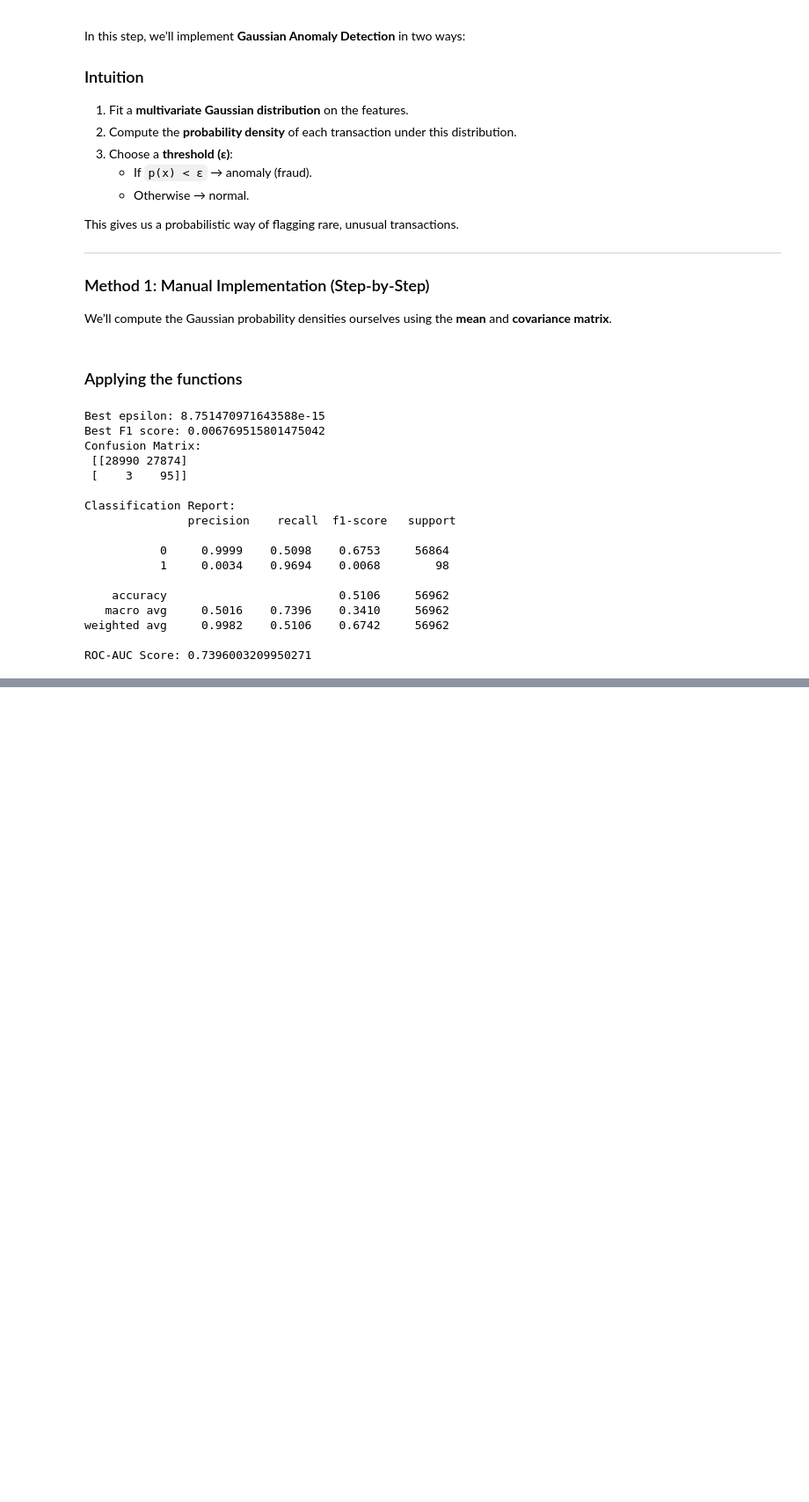
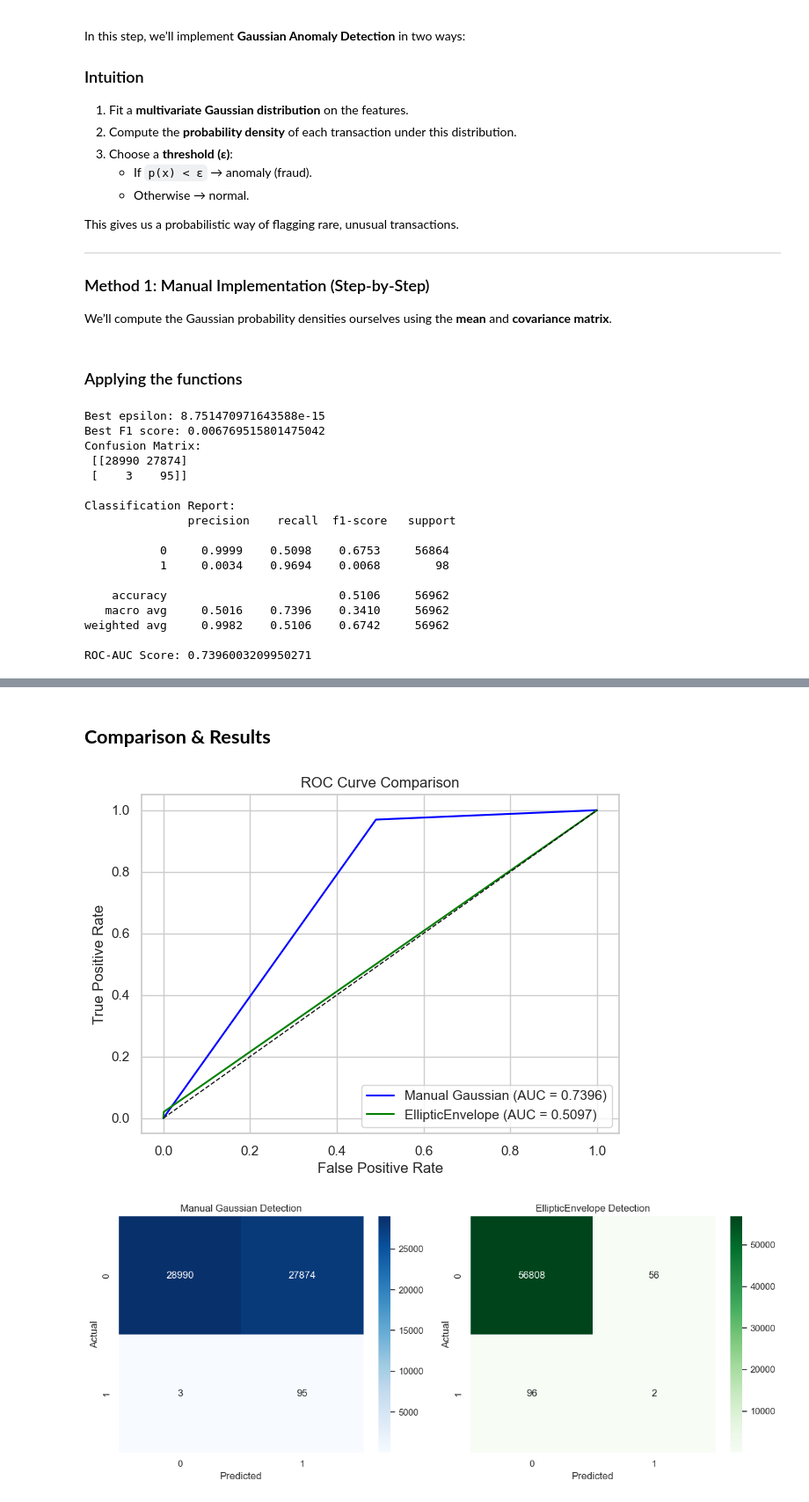
Before and after one commit to Ersatz-xD/ml-unsupervised, a Jupyter notebook: anomaly_detection/credit_card_fraud_detection.ipynb, the cells around one changed output, grey strips where cells are left out. Shown: that part at 88% size. Cells and saved outputs as stored; diff of their text form; code cells hidden in the pictures; blank space fills up the shorter version.

```diff
--- a/anomaly_detection/credit_card_fraud_detection.ipynb
+++ b/anomaly_detection/credit_card_fraud_detection.ipynb
@@ -305,0 +312,16 @@ ROC-AUC Score: 0.7396003209950271
+# %%
+import warnings
+# Suppress determinant warnings from EllipticEnvelope
+warnings.filterwarnings("ignore", category=RuntimeWarning)
+
+#EllipticEnvelope
+gaussian_model = EllipticEnvelope(
+    contamination=0.001,
+    support_fraction=0.9,
+    random_state=42
+)
+gaussian_model.fit(X_train)
+
+
+y_pred_sklearn = gaussian_model.predict(X_test)
+y_pred_sklearn = [1 if val == -1 else 0 for val in y_pred_sklearn]
@@ -305,0 +358,40 @@ ROC-AUC Score: 0.7396003209950271
+# %% [markdown]
+
+## **Comparison & Results**
+# %%
+# ROC Curve
+fpr_manual, tpr_manual, _ = roc_curve(y_test, y_pred_manual)
+roc_auc_manual = auc(fpr_manual, tpr_manual)
+
+fpr_sklearn, tpr_sklearn, _ = roc_curve(y_test, y_pred_sklearn)
+roc_auc_sklearn = auc(fpr_sklearn, tpr_sklearn)
+
+plt.figure(figsize=(7,5))
+plt.plot(fpr_manual, tpr_manual, label=f"Manual Gaussian (AUC = {roc_auc_manual:.4f})", color="blue")
+plt.plot(fpr_sklearn, tpr_sklearn, label=f"EllipticEnvelope (AUC = {roc_auc_sklearn:.4f})", color="green")
+plt.plot([0,1], [0,1], "k--", lw=1)
+plt.xlabel("False Positive Rate")
+plt.ylabel("True Positive Rate")
+plt.title("ROC Curve Comparison")
+plt.legend()
+plt.show()
+
+
+#### Confusion Matrix Heatmaps
+fig, axes = plt.subplots(1, 2, figsize=(12,5))
+
+sns.heatmap(confusion_matrix(y_test, y_pred_manual), annot=True, fmt="d", cmap="Blues", ax=axes[0])
+axes[0].set_title("Manual Gaussian Detection")
+axes[0].set_xlabel("Predicted")
+axes[0].set_ylabel("Actual")
+
+sns.heatmap(confusion_matrix(y_test, y_pred_sklearn), annot=True, fmt="d", cmap="Greens", ax=axes[1])
+axes[1].set_title("EllipticEnvelope Detection")
+axes[1].set_xlabel("Predicted")
+axes[1].set_ylabel("Actual")
+
+plt.tight_layout()
+plt.show()
+# %% [output]
+[figure, added]
+[figure, added]
```
Also changed, not shown: parts of 6 cells of this notebook.
